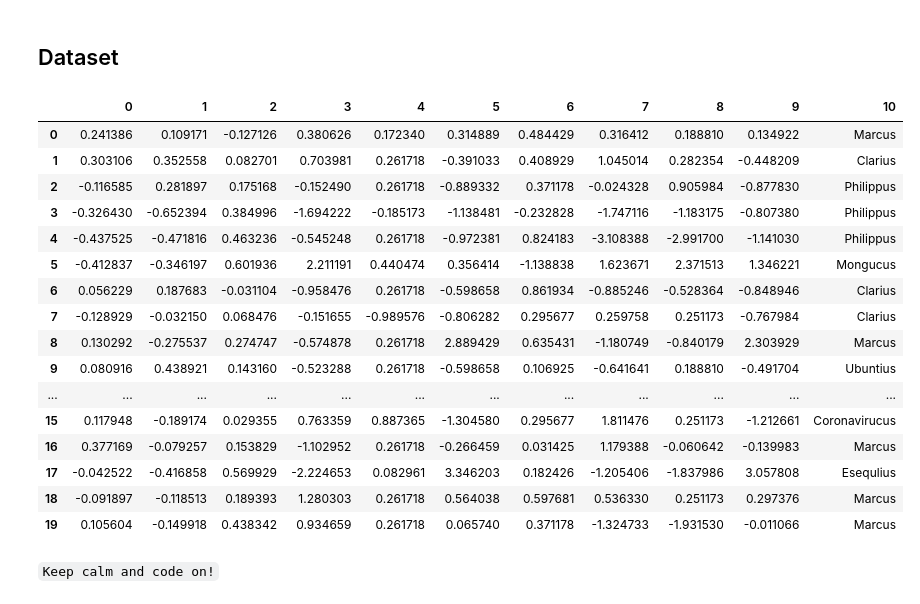
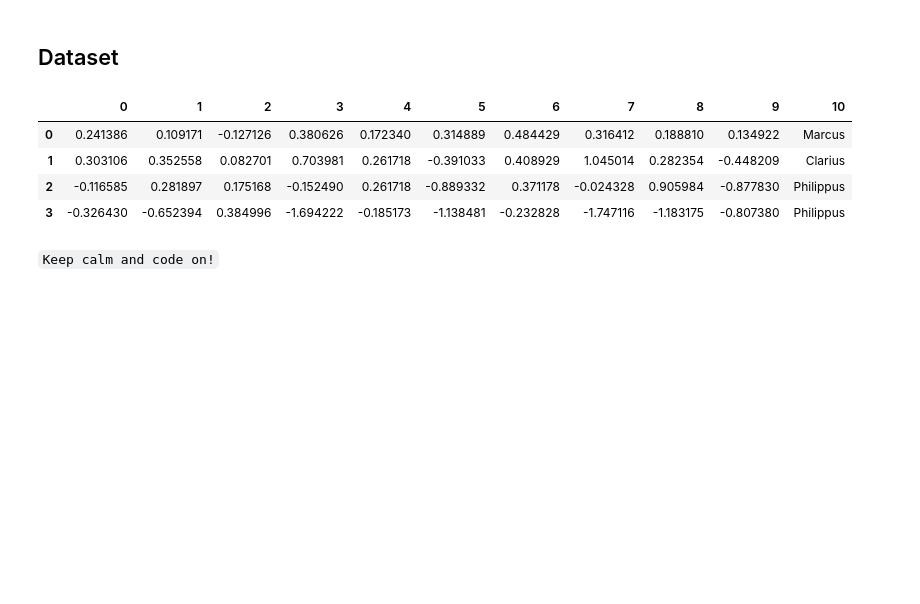
Before and after one commit to Ironhack-Data-Madrid-Febrero-2021/lab-avila-bible, a Jupyter notebook: your-code/main.ipynb, the cells around one changed output. Cells and saved outputs as stored; diff of their text form; code cells hidden in the pictures; blank space fills up the shorter version.

```diff
--- a/your-code/main.ipynb
+++ b/your-code/main.ipynb
@@ -32,25 +32,13 @@ You won't get much more instructions from now on. Remember to comment your code
 # %%
 data = pd.read_csv('../data/training_dataset.csv', index_col=0)
 # %%
-data.head(20)
+data.head(4)
 # %% [output]
 |  | 0 | 1 | 2 | 3 | 4 | 5 | 6 | 7 | 8 | 9 | 10 |
 | 0 | 0.241386 | 0.109171 | -0.127126 | 0.380626 | 0.172340 | 0.314889 | 0.484429 | 0.316412 | 0.188810 | 0.134922 | Marcus |
 | 1 | 0.303106 | 0.352558 | 0.082701 | 0.703981 | 0.261718 | -0.391033 | 0.408929 | 1.045014 | 0.282354 | -0.448209 | Clarius |
 | 2 | -0.116585 | 0.281897 | 0.175168 | -0.152490 | 0.261718 | -0.889332 | 0.371178 | -0.024328 | 0.905984 | -0.877830 | Philippus |
 | 3 | -0.326430 | -0.652394 | 0.384996 | -1.694222 | -0.185173 | -1.138481 | -0.232828 | -1.747116 | -1.183175 | -0.807380 | Philippus |
-| 4 | -0.437525 | -0.471816 | 0.463236 | -0.545248 | 0.261718 | -0.972381 | 0.824183 | -3.108388 | -2.991700 | -1.141030 | Philippus |
-| 5 | -0.412837 | -0.346197 | 0.601936 | 2.211191 | 0.440474 | 0.356414 | -1.138838 | 1.623671 | 2.371513 | 1.346221 | Mongucus |
-| 6 | 0.056229 | 0.187683 | -0.031104 | -0.958476 | 0.261718 | -0.598658 | 0.861934 | -0.885246 | -0.528364 | -0.848946 | Clarius |
-| 7 | -0.128929 | -0.032150 | 0.068476 | -0.151655 | -0.989576 | -0.806282 | 0.295677 | 0.259758 | 0.251173 | -0.767984 | Clarius |
-| 8 | 0.130292 | -0.275537 | 0.274747 | -0.574878 | 0.261718 | 2.889429 | 0.635431 | -1.180749 | -0.840179 | 2.303929 | Marcus |
-| 9 | 0.080916 | 0.438921 | 0.143160 | -0.523288 | 0.261718 | -0.598658 | 0.106925 | -0.641641 | 0.188810 | -0.491704 | Ubuntius |
-| ... | ... | ... | ... | ... | ... | ... | ... | ... | ... | ... | ... |
-| 15 | 0.117948 | -0.189174 | 0.029355 | 0.763359 | 0.887365 | -1.304580 | 0.295677 | 1.811476 | 0.251173 | -1.212661 | Coronavirucus |
-| 16 | 0.377169 | -0.079257 | 0.153829 | -1.102952 | 0.261718 | -0.266459 | 0.031425 | 1.179388 | -0.060642 | -0.139983 | Marcus |
-| 17 | -0.042522 | -0.416858 | 0.569929 | -2.224653 | 0.082961 | 3.346203 | 0.182426 | -1.205406 | -1.837986 | 3.057808 | Esequlius |
-| 18 | -0.091897 | -0.118513 | 0.189393 | 1.280303 | 0.261718 | 0.564038 | 0.597681 | 0.536330 | 0.251173 | 0.297376 | Marcus |
-| 19 | 0.105604 | -0.149918 | 0.438342 | 0.934659 | 0.261718 | 0.065740 | 0.371178 | -1.324733 | -1.931530 | -0.011066 | Marcus |
 # %% [markdown]
 `Keep calm and code on!`
 # %% [markdown]
```
Also changed, not shown: parts of 32 cells of this notebook.
